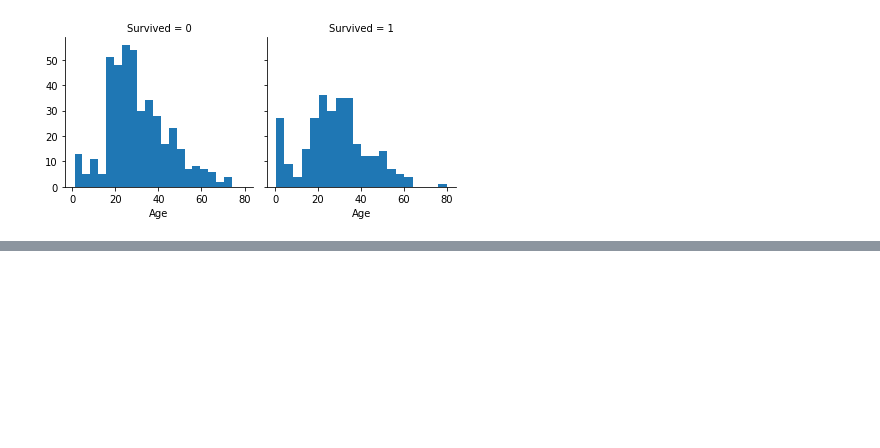
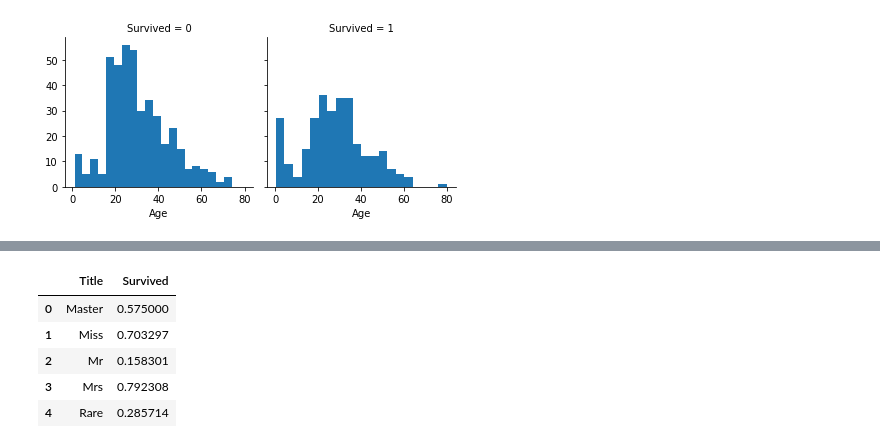
Before and after one commit to iamblobfish/banana-ml, a Jupyter notebook: python_lesson/Titanic.ipynb, the cells around one changed output, grey strips where cells are left out. Saved outputs shown, nothing was run; the diff lists cells and outputs as text; code cells hidden in the pictures; blank space fills up the shorter version.

```diff
--- a/python_lesson/Titanic.ipynb
+++ b/python_lesson/Titanic.ipynb
@@ -206,0 +256,15 @@ g.map(plt.hist, 'Age', bins=20)
+# %%
+titanic_df['Title'] = titanic_df['Title'].replace(['Lady', 'Countess','Capt', 'Col', 'Don', \
+                                                   'Dr', 'Major', 'Rev', 'Sir', 'Jonkheer', 'Dona'], 'Rare')
+titanic_df['Title'] = titanic_df['Title'].replace('Mlle', 'Miss')
+titanic_df['Title'] = titanic_df['Title'].replace('Ms', 'Miss')
+titanic_df['Title'] = titanic_df['Title'].replace('Mme', 'Mrs')
+
+titanic_df[['Title', 'Survived']].groupby(['Title'], as_index=False).mean()
+# %% [output]
+|  | Title | Survived |
+| 0 | Master | 0.575000 |
+| 1 | Miss | 0.703297 |
+| 2 | Mr | 0.158301 |
+| 3 | Mrs | 0.792308 |
+| 4 | Rare | 0.285714 |
```
Also changed, not shown: parts of 10 cells of this notebook.
